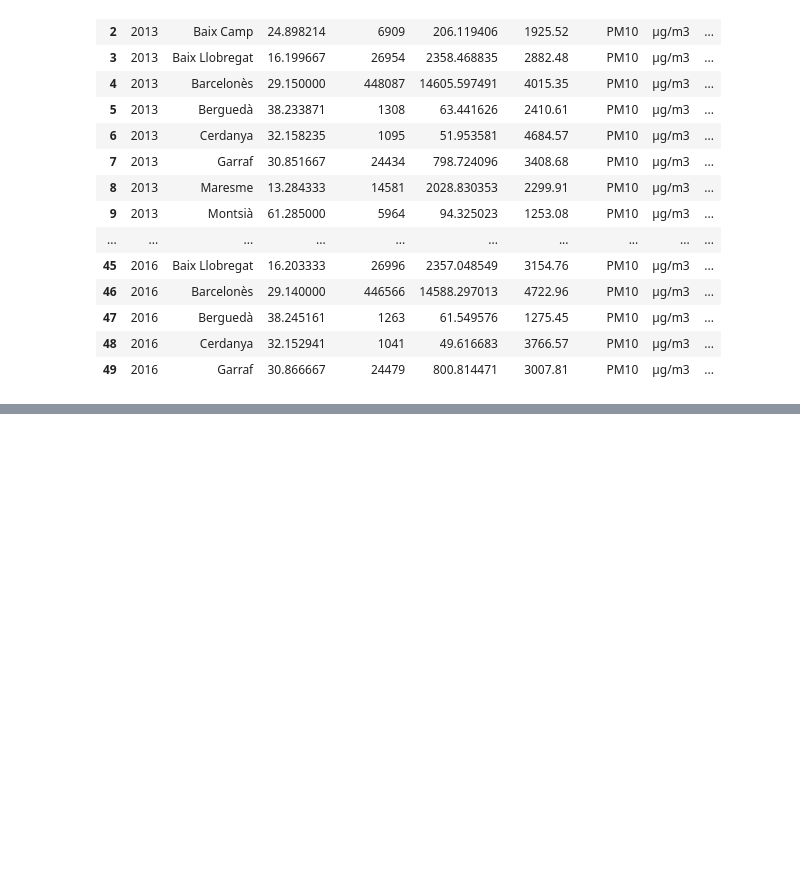
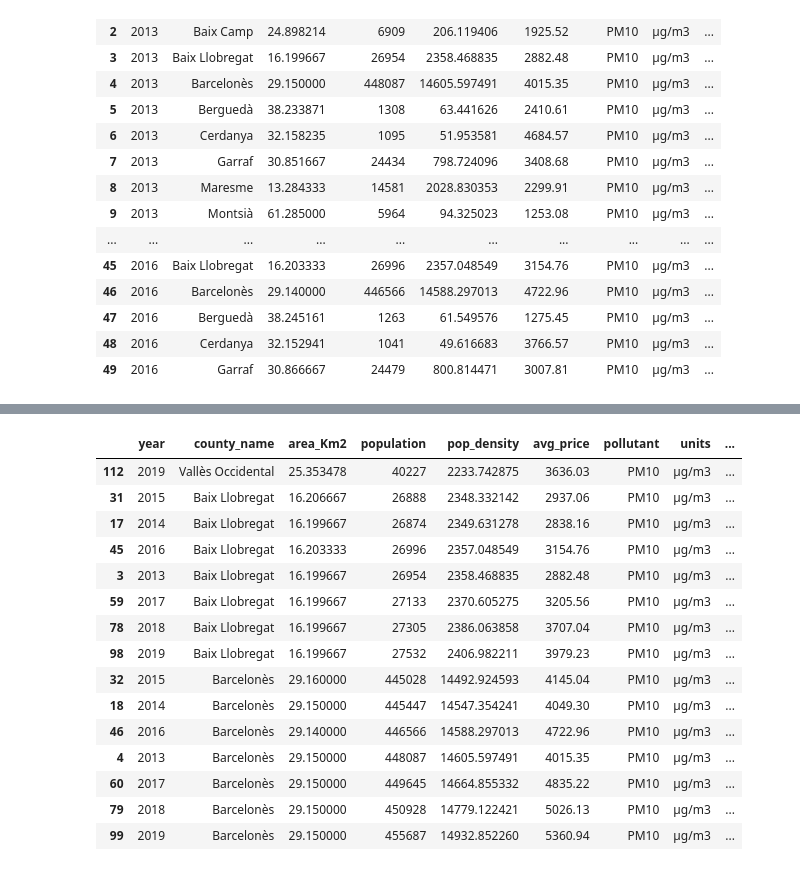
Before and after one commit to ta-data-bcn/Project-Week-5-Your-Own-Project, a Jupyter notebook: datasets/data_united.ipynb, the cells around one changed output, grey strips where cells are left out. Cells and saved outputs as stored; diff of their text form; code cells hidden in the pictures; blank space fills up the shorter version.

```diff
--- a/datasets/data_united.ipynb
+++ b/datasets/data_united.ipynb
@@ -87,0 +103,3 @@ array([[<matplotlib.axes._subplots.AxesSubplot object at 0x...>,
+# %%
+#show tail and top values by category
+head_density = pollution_density_house.sort_values(by=['pop_density', 'avg_price'])
@@ -88,3 +120,22 @@ array([[<matplotlib.axes._subplots.AxesSubplot object at 0x...>,
+# %%
+head_density.tail(15)
+# %% [output]
+|  | year | county_name | area_Km2 | population | pop_density | avg_price | pollutant | units | ... |
+| 112 | 2019 | Vallès Occidental | 25.353478 | 40227 | 2233.742875 | 3636.03 | PM10 | µg/m3 | ... |
+| 31 | 2015 | Baix Llobregat | 16.206667 | 26888 | 2348.332142 | 2937.06 | PM10 | µg/m3 | ... |
+| 17 | 2014 | Baix Llobregat | 16.199667 | 26874 | 2349.631278 | 2838.16 | PM10 | µg/m3 | ... |
+| 45 | 2016 | Baix Llobregat | 16.203333 | 26996 | 2357.048549 | 3154.76 | PM10 | µg/m3 | ... |
+| 3 | 2013 | Baix Llobregat | 16.199667 | 26954 | 2358.468835 | 2882.48 | PM10 | µg/m3 | ... |
+| 59 | 2017 | Baix Llobregat | 16.199667 | 27133 | 2370.605275 | 3205.56 | PM10 | µg/m3 | ... |
+| 78 | 2018 | Baix Llobregat | 16.199667 | 27305 | 2386.063858 | 3707.04 | PM10 | µg/m3 | ... |
+| 98 | 2019 | Baix Llobregat | 16.199667 | 27532 | 2406.982211 | 3979.23 | PM10 | µg/m3 | ... |
+| 32 | 2015 | Barcelonès | 29.160000 | 445028 | 14492.924593 | 4145.04 | PM10 | µg/m3 | ... |
+| 18 | 2014 | Barcelonès | 29.150000 | 445447 | 14547.354241 | 4049.30 | PM10 | µg/m3 | ... |
+| 46 | 2016 | Barcelonès | 29.140000 | 446566 | 14588.297013 | 4722.96 | PM10 | µg/m3 | ... |
+| 4 | 2013 | Barcelonès | 29.150000 | 448087 | 14605.597491 | 4015.35 | PM10 | µg/m3 | ... |
+| 60 | 2017 | Barcelonès | 29.150000 | 449645 | 14664.855332 | 4835.22 | PM10 | µg/m3 | ... |
+| 79 | 2018 | Barcelonès | 29.150000 | 450928 | 14779.122421 | 5026.13 | PM10 | µg/m3 | ... |
+| 99 | 2019 | Barcelonès | 29.150000 | 455687 | 14932.852260 | 5360.94 | PM10 | µg/m3 | ... |
 # %%
 pollution_density_house.to_csv('data_united.csv', index = False)
 pollution_density_house.to_excel('data_united.xlsx', index = False)
```
Also changed, not shown: parts of 5 cells of this notebook, 7 other files.
